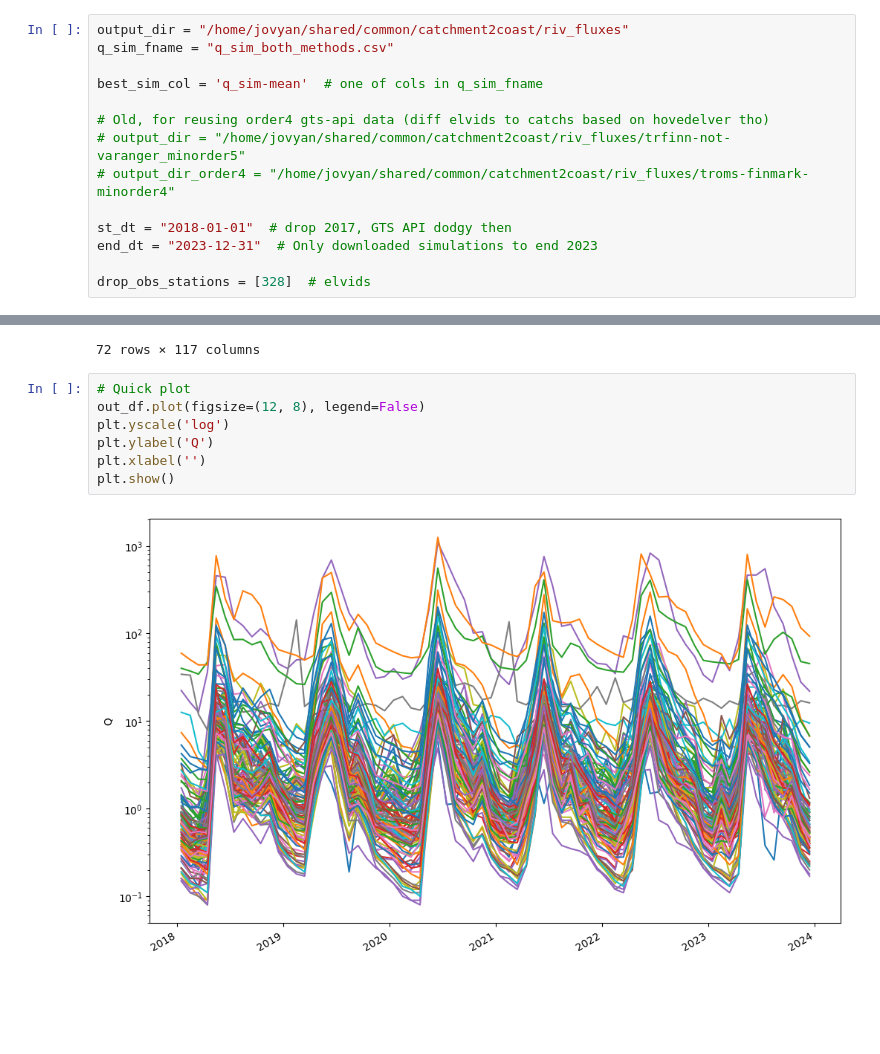
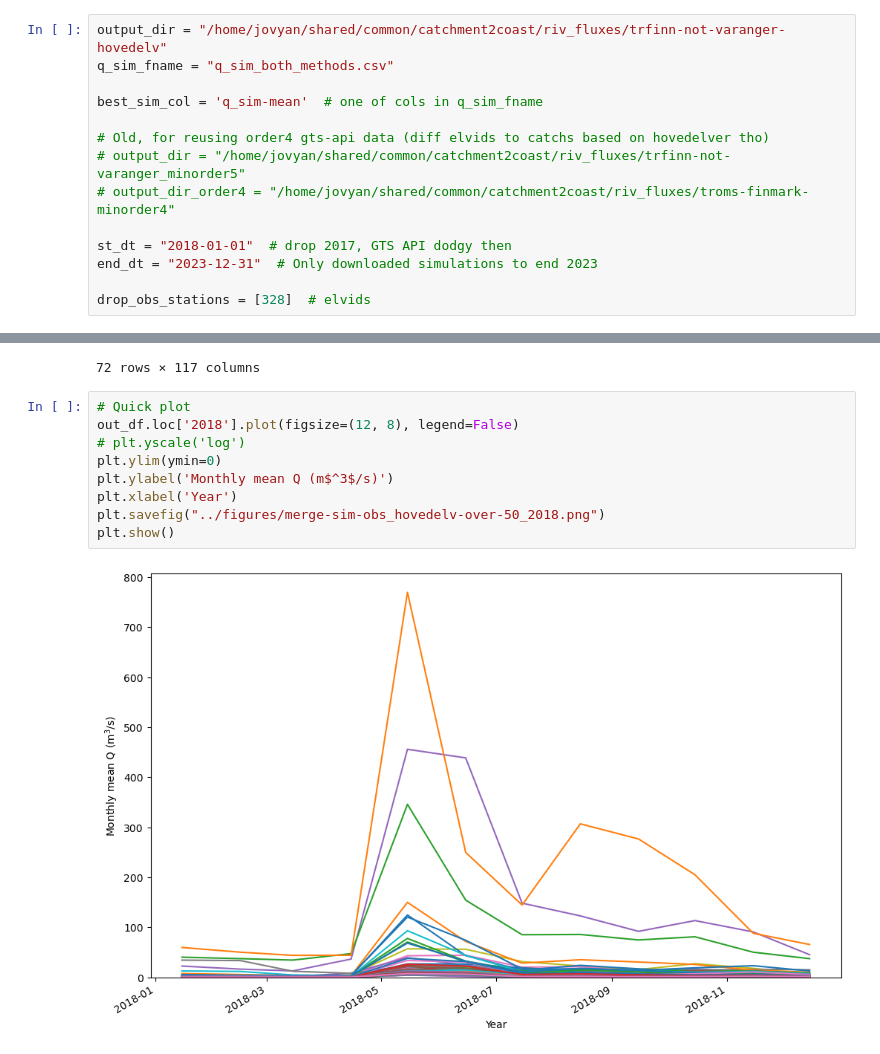
Before and after one commit to NIVANorge/terrestrial_fluxes, a Jupyter notebook: code/04_merge_sim_obs.ipynb, the cells around one changed output, grey strips where cells are left out. Saved outputs shown, nothing was run; the diff lists cells and outputs as text; blank space fills up the shorter version.

```diff
--- a/code/04_merge_sim_obs.ipynb
+++ b/code/04_merge_sim_obs.ipynb
@@ -14,7 +14,7 @@ Here we read in the two versions of simulated flow, as well as observed data whe
 # %% [markdown]
 ## User input
 # %%
-output_dir = "/home/jovyan/shared/common/catchment2coast/riv_fluxes"
+output_dir = "/home/jovyan/shared/common/catchment2coast/riv_fluxes/trfinn-not-varanger-hovedelv"
 q_sim_fname = "q_sim_both_methods.csv"
 
 best_sim_col = 'q_sim-mean'  # one of cols in q_sim_fname
@@ -187,10 +173,12 @@ No NaNs in the df
 72 rows × 117 columns
 # %%
 # Quick plot
-out_df.plot(figsize=(12, 8), legend=False)
-plt.yscale('log')
-plt.ylabel('Q')
-plt.xlabel('')
+out_df.loc['2018'].plot(figsize=(12, 8), legend=False)
+# plt.yscale('log')
+plt.ylim(ymin=0)
+plt.ylabel('Monthly mean Q (m$^3$/s)')
+plt.xlabel('Year')
+plt.savefig("../figures/merge-sim-obs_hovedelv-over-50_2018.png")
 plt.show()
 # %% [output]
-[figure, old version]
+[figure, new version]
```
Also changed, not shown: parts of 1 cell of this notebook, 3 other files.
